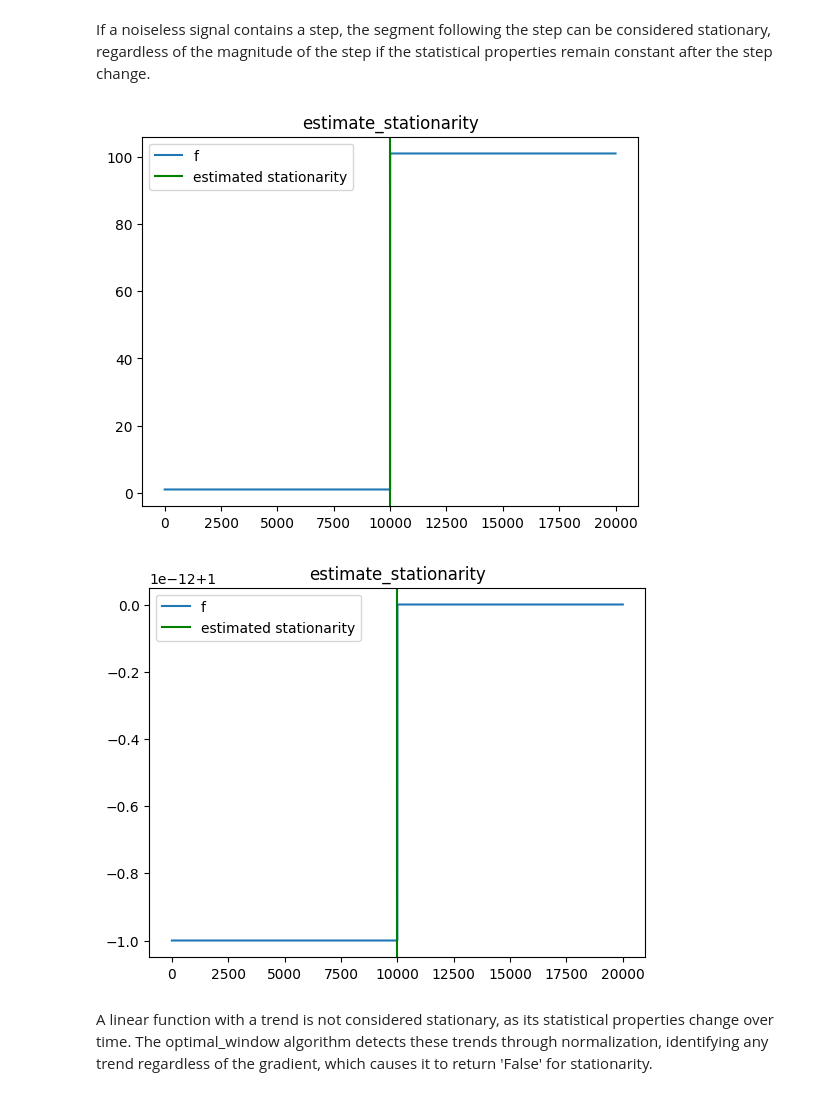
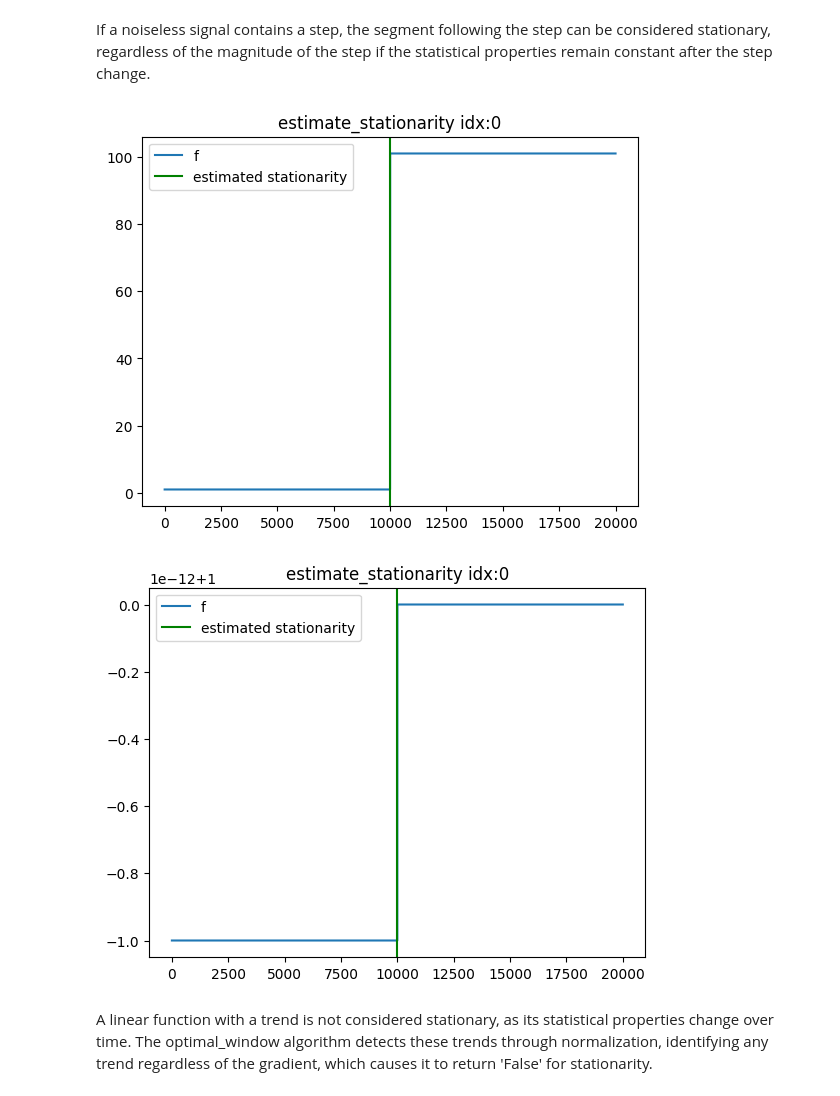
Before and after one commit to MaNyh/NTRfC, a Jupyter notebook: examples/check_timeseries_stationarity.ipynb, the cells around one changed output. Saved outputs shown, nothing was run; the diff lists cells and outputs as text; code cells hidden in the pictures.

```diff
--- a/examples/check_timeseries_stationarity.ipynb
+++ b/examples/check_timeseries_stationarity.ipynb
@@ -98,37 +117,37 @@ If a noiseless signal contains a step, the segment following the step can be con
 # %%
 res = 20000
 
 snr_false = 1e2
 signal_amplitude = 1
 values_stationary = signal_amplitude * np.ones(res)
 stepsize = snr_false / signal_amplitude
 values_stationary[res//2:] = 1 + stepsize
 stationary_timestep_false ,_,_= estimate_stationarity(values_stationary)
 timesteps = np.arange(0,res)
 
 f,axs = plt.subplots(1,1)
 axs.plot(timesteps, values_stationary, label="f")
 axs.axvline(x=timesteps[stationary_timestep_false],ymin=-1,ymax=1, color="green", label="estimated stationarity")
-axs.set_title("estimate_stationarity")
+axs.set_title(f"estimate_stationarity idx:{stationary_timestep}")
 axs.legend()
 plt.show()
 
 snr = 1e-12
 stepsize = snr / signal_amplitude
 values_stationary = np.ones(res) * signal_amplitude
 values_stationary[res // 2:] = 1 + stepsize
 stationary_timestep_true,_,_ = estimate_stationarity(values_stationary)
 
 
 f,axs = plt.subplots(1,1)
 axs.plot(timesteps, values_stationary, label="f")
-axs.set_title("estimate_stationarity")
+axs.set_title(f"estimate_stationarity idx:{stationary_timestep}")
 axs.axvline(x=timesteps[stationary_timestep_false],ymin=-1,ymax=1, color="green", label="estimated stationarity")
 axs.legend()
 plt.show()
 # %% [output]
-[figure, old version]
+[figure, new version]
-[figure, old version]
+[figure, new version]
 # %% [markdown]
 A linear function with a trend is not considered stationary, as its statistical properties change over time. The optimal_window algorithm detects these trends through normalization, identifying any trend regardless of the gradient, which causes it to return 'False' for stationarity.
 # %%
```
Also changed, not shown: parts of 7 cells of this notebook.
